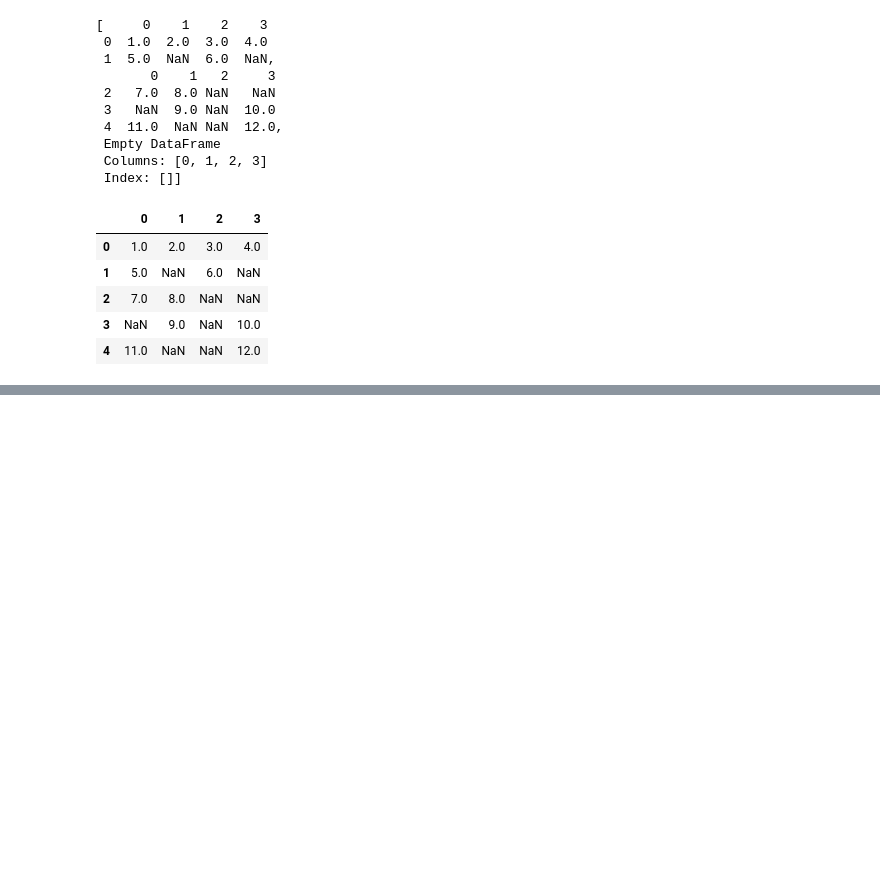
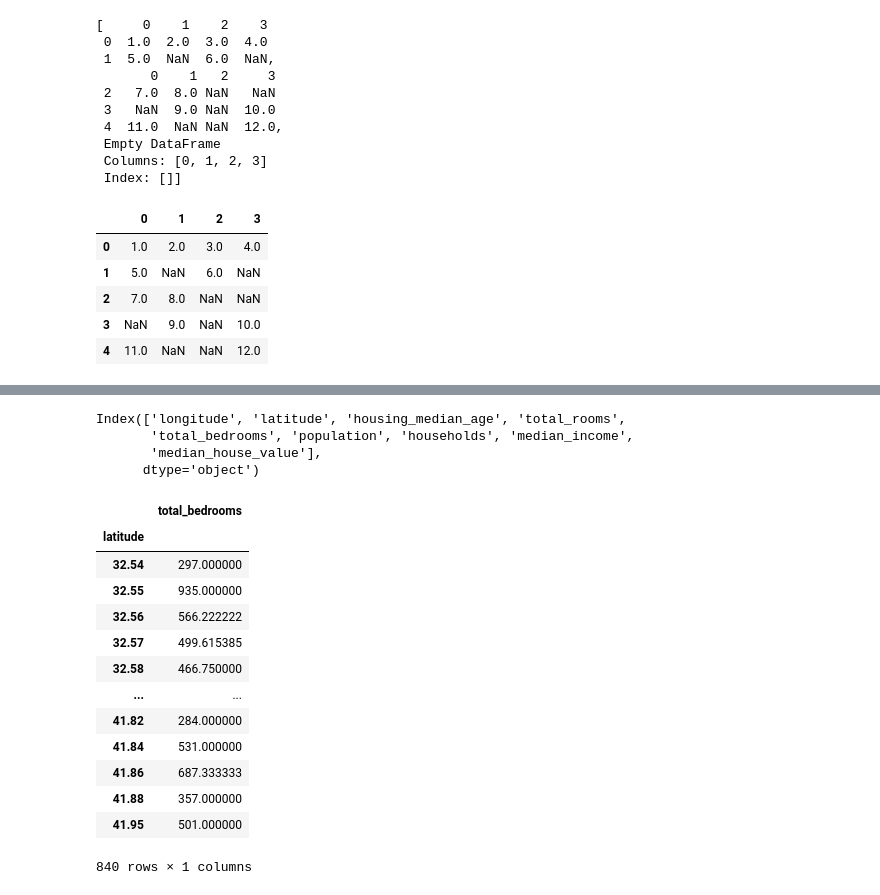
Before and after one commit to Akashmadasu1/My_Python_Notes, a Jupyter notebook: Akash_Pandas_NB.ipynb, the cells around one changed output, grey strips where cells are left out. Saved outputs shown, nothing was run; the diff lists cells and outputs as text; code cells hidden in the pictures; blank space fills up the shorter version.

```diff
--- a/Akash_Pandas_NB.ipynb
+++ b/Akash_Pandas_NB.ipynb
@@ -668,0 +720,3 @@ pd.concat(pieces)
+# %%
+df2 = pd.read_csv('/content/sample_data/california_housing_train.csv')
+df2.head()
@@ -668,0 +730,25 @@ pd.concat(pieces)
+# %%
+df2.columns
+# %% [output]
+Index(['longitude', 'latitude', 'housing_median_age', 'total_rooms',
+       'total_bedrooms', 'population', 'households', 'median_income',
+       'median_house_value'],
+      dtype='object')
+# %%
+#average of total_bedrooms according to the latitude
+pd.pivot_table(df2,values='total_bedrooms',index='latitude',aggfunc='mean')
+# %% [output]
+|  | total_bedrooms |
+| latitude |  |
+| 32.54 | 297.000000 |
+| 32.55 | 935.000000 |
+| 32.56 | 566.222222 |
+| 32.57 | 499.615385 |
+| 32.58 | 466.750000 |
+| ... | ... |
+| 41.82 | 284.000000 |
+| 41.84 | 531.000000 |
+| 41.86 | 687.333333 |
+| 41.88 | 357.000000 |
+| 41.95 | 501.000000 |
+840 rows × 1 columns
```
Also changed, not shown: parts of 24 cells of this notebook.
